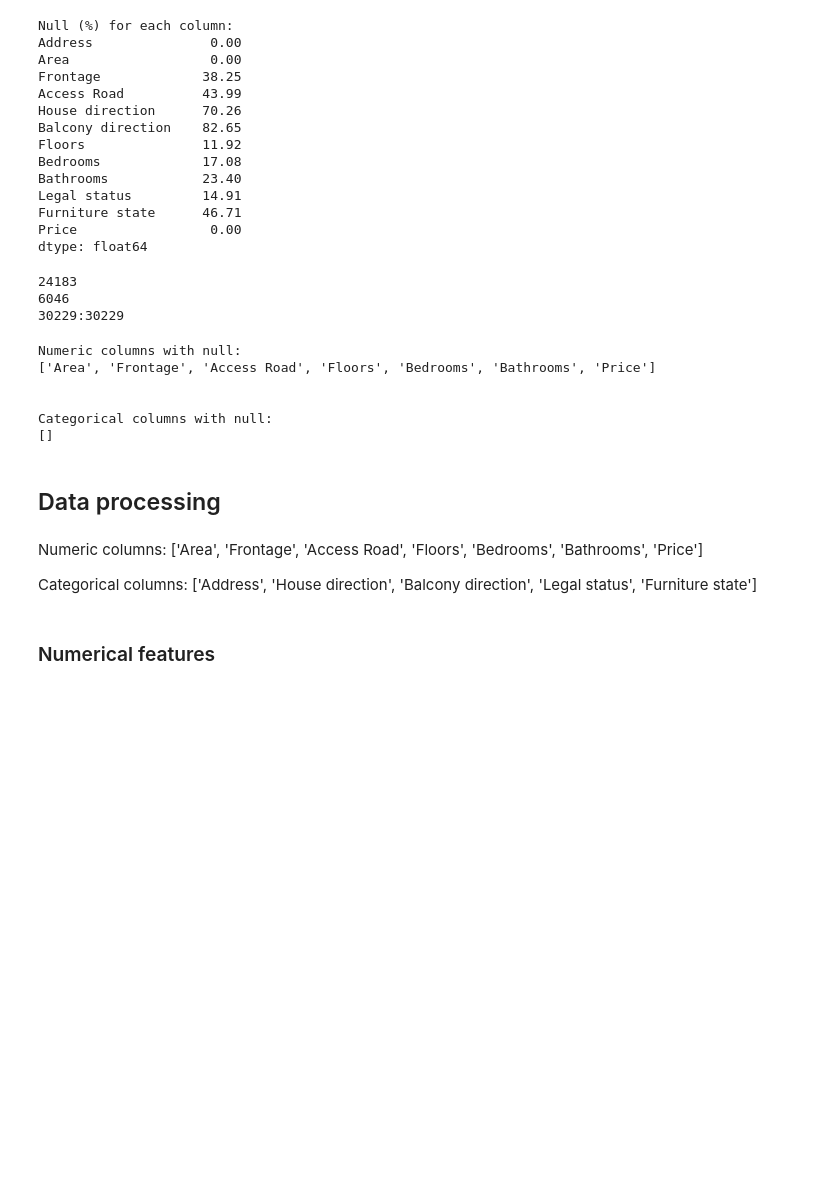
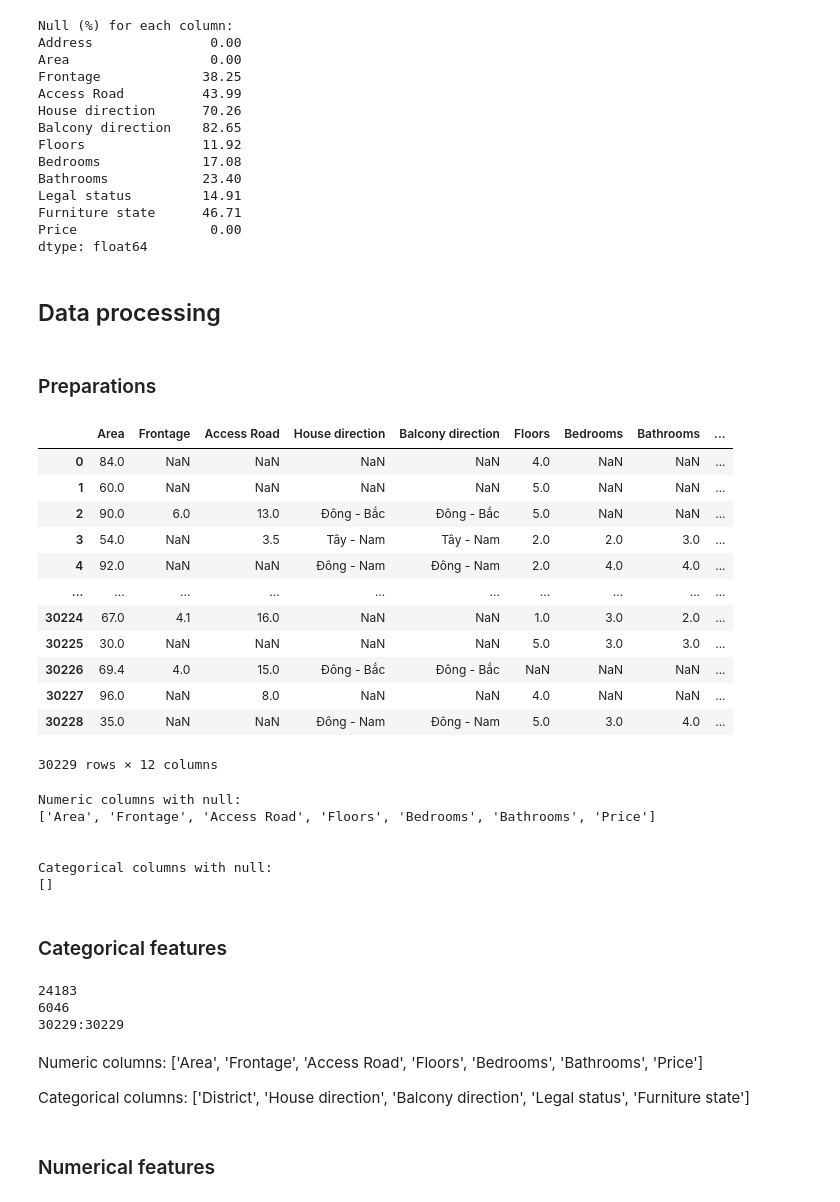
Before and after one commit to NappoLeeShi/Linear_Regresstion, a Jupyter notebook: OLS.ipynb, the cells around one changed output. Cells and saved outputs as stored; diff of their text form; code cells hidden in the pictures; blank space fills up the shorter version.

```diff
--- a/OLS.ipynb
+++ b/OLS.ipynb
@@ -109,15 +109,30 @@ Legal status         14.91
 Furniture state      46.71
 Price                 0.00
 dtype: float64
+# %% [markdown]
+## Data processing
+# %% [markdown]
+### Preparations
 # %%
 train_test_split_amount = int(df_height*train_test_split_percent)
-train = df.iloc[:train_test_split_amount]
-test = df.iloc[train_test_split_amount:]
 
-print(train.shape[0])
-print(test.shape[0])
-print(f"{df_height}:{train.shape[0]+test.shape[0]}")
+# Skull
+df['District'] = df['Address'].astype(str).apply(
+    lambda x: x.split(',')[-2].strip() if len(x.split(',')) >= 2 else 'Other'
+)
+df = df.drop(columns=["Address"])
+display(df)
 # %% [output]
+|  | Area | Frontage | Access Road | House direction | Balcony direction | Floors | Bedrooms | Bathrooms | ... |
+| 0 | 84.0 | NaN | NaN | NaN | NaN | 4.0 | NaN | NaN | ... |
+| 1 | 60.0 | NaN | NaN | NaN | NaN | 5.0 | NaN | NaN | ... |
+| 2 | 90.0 | 6.0 | 13.0 | Đông - Bắc | Đông - Bắc | 5.0 | NaN | NaN | ... |
+| 3 | 54.0 | NaN | 3.5 | Tây - Nam | Tây - Nam | 2.0 | 2.0 | 3.0 | ... |
+| 4 | 92.0 | NaN | NaN | Đông - Nam | Đông - Nam | 2.0 | 4.0 | 4.0 | ... |
+| ... | ... | ... | ... | ... | ... | ... | ... | ... | ... |
+| 30224 | 67.0 | 4.1 | 16.0 | NaN | NaN | 1.0 | 3.0 | 2.0 | ... |
+| 30225 | 30.0 | NaN | NaN | NaN | NaN | 5.0 | 3.0 | 3.0 | ... |
+| 30226 | 69.4 | 4.0 | 15.0 | Đông - Bắc | Đông - Bắc | NaN | NaN | NaN | ... |
+| 30227 | 96.0 | NaN | 8.0 | NaN | NaN | 4.0 | NaN | NaN | ... |
+| 30228 | 35.0 | NaN | NaN | Đông - Nam | Đông - Nam | 5.0 | 3.0 | 4.0 | ... |
-24183
-6046
-30229:30229
+30229 rows × 12 columns
@@ -135,5 +154,5 @@ Numeric columns with null:
 
 Categorical columns with null:
 []
-# %% [markdown]
-## Data processing
+# %% [markdown]
+### Categorical features
@@ -140,9 +163,20 @@ Categorical columns with null:
+# %%
+train = df_encoded.iloc[:train_test_split_amount].copy()
+test = df_encoded.iloc[train_test_split_amount:].copy()
+
+print(train.shape[0])
+print(test.shape[0])
+print(f"{df_height}:{train.shape[0]+test.shape[0]}")
+# %% [output]
+24183
+6046
+30229:30229
 # %% [markdown]
 Numeric columns:
 ['Area', 'Frontage', 'Access Road', 'Floors', 'Bedrooms', 'Bathrooms', 'Price']
 
 Categorical columns:
-['Address', 'House direction', 'Balcony direction', 'Legal status', 'Furniture state']
+['District', 'House direction', 'Balcony direction', 'Legal status', 'Furniture state']
 # %% [markdown]
 ### Numerical features
 # %%
```
Also changed, not shown: parts of 23 cells of this notebook, 3 other files.
